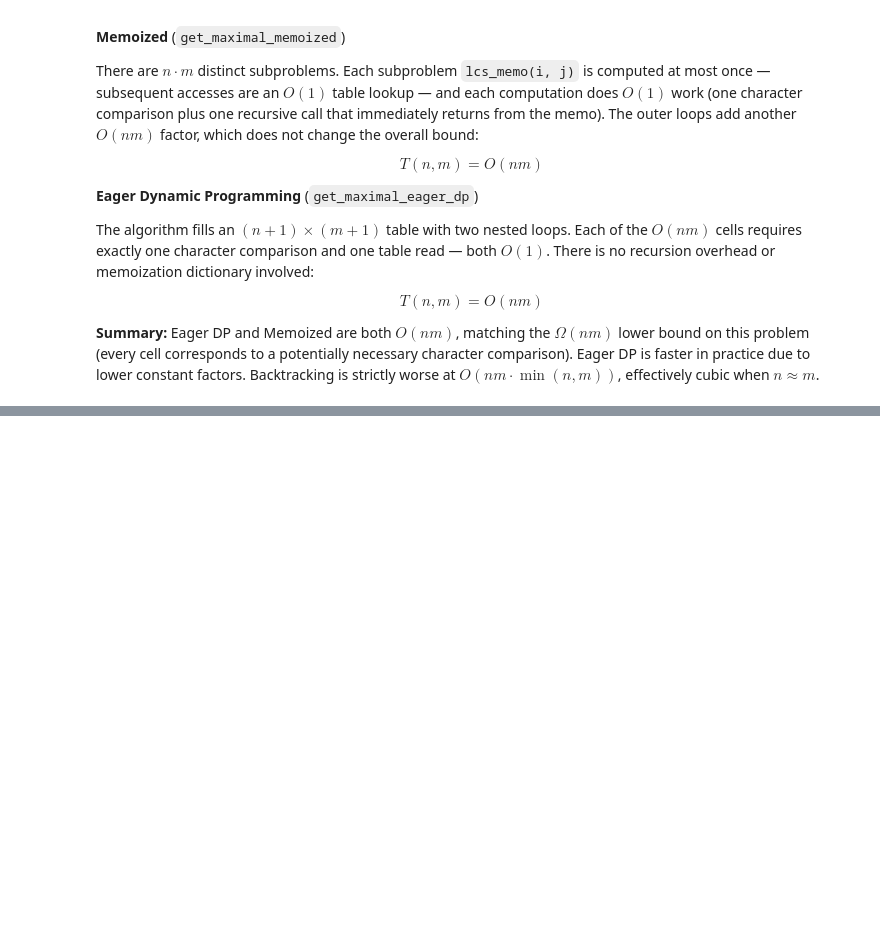
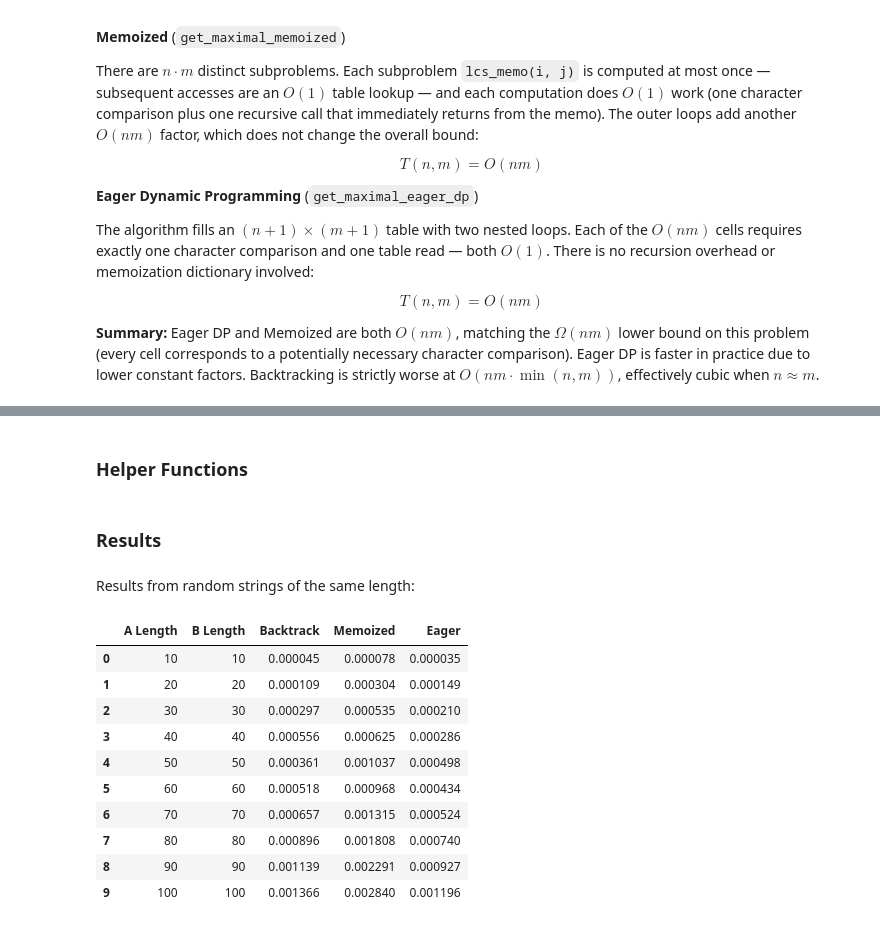
Before and after one commit to Schoenfeldsa/Algorithms_Project_3, a Jupyter notebook: program3.ipynb, the cells around one changed output, grey strips where cells are left out. Drawn from its saved outputs; the diff is of its cells as text; code cells hidden in the pictures; blank space fills up the shorter version.

Commit message:
Completed benchmarking

```diff
--- a/program3.ipynb
+++ b/program3.ipynb
@@ -186,0 +193,2 @@ of your algorithm grows more slowly than the brute-force approach, this may indi
+# %% [markdown]
+### Helper Functions
@@ -186,0 +246,54 @@ of your algorithm grows more slowly than the brute-force approach, this may indi
+# %% [markdown]
+### Results
+# %%
+same_lengths = [
+    (10, 10),
+    (20, 20),
+    (30, 30),
+    (40, 40),
+    (50, 50),
+    (60, 60),
+    (70, 70),
+    (80, 80),
+    (90, 90),
+    (100, 100),
+]
+
+different_lengths = [
+    (10, 20),
+    (20, 40),
+    (30, 60),
+    (40, 80),
+    (50, 100),
+    (60, 120),
+    (70, 140),
+    (80, 160),
+    (90, 180),
+    (100, 200),
+]
+
+same_results1 = [run_benchmarks1(a_len, b_len) for a_len, b_len in same_lengths]
+same_results1 = pd.DataFrame(same_results1)
+different_results1 = [run_benchmarks1(a_len, b_len) for a_len, b_len in different_lengths]
+different_results1 = pd.DataFrame(different_results1)
+
+same_results2 = [run_benchmarks2(a_len, b_len) for a_len, b_len in same_lengths]
+same_results2 = pd.DataFrame(same_results2)
+different_results2 = [run_benchmarks2(a_len, b_len) for a_len, b_len in different_lengths]
+different_results2 = pd.DataFrame(different_results2)
+# %% [markdown]
+Results from random strings of the same length:
+# %%
+same_results1
+# %% [output]
+|  | A Length | B Length | Backtrack | Memoized | Eager |
+| 0 | 10 | 10 | 0.000045 | 0.000078 | 0.000035 |
+| 1 | 20 | 20 | 0.000109 | 0.000304 | 0.000149 |
+| 2 | 30 | 30 | 0.000297 | 0.000535 | 0.000210 |
+| 3 | 40 | 40 | 0.000556 | 0.000625 | 0.000286 |
+| 4 | 50 | 50 | 0.000361 | 0.001037 | 0.000498 |
+| 5 | 60 | 60 | 0.000518 | 0.000968 | 0.000434 |
+| 6 | 70 | 70 | 0.000657 | 0.001315 | 0.000524 |
+| 7 | 80 | 80 | 0.000896 | 0.001808 | 0.000740 |
+| 8 | 90 | 90 | 0.001139 | 0.002291 | 0.000927 |
+| 9 | 100 | 100 | 0.001366 | 0.002840 | 0.001196 |
```
Also changed, not shown: parts of 12 cells of this notebook.
